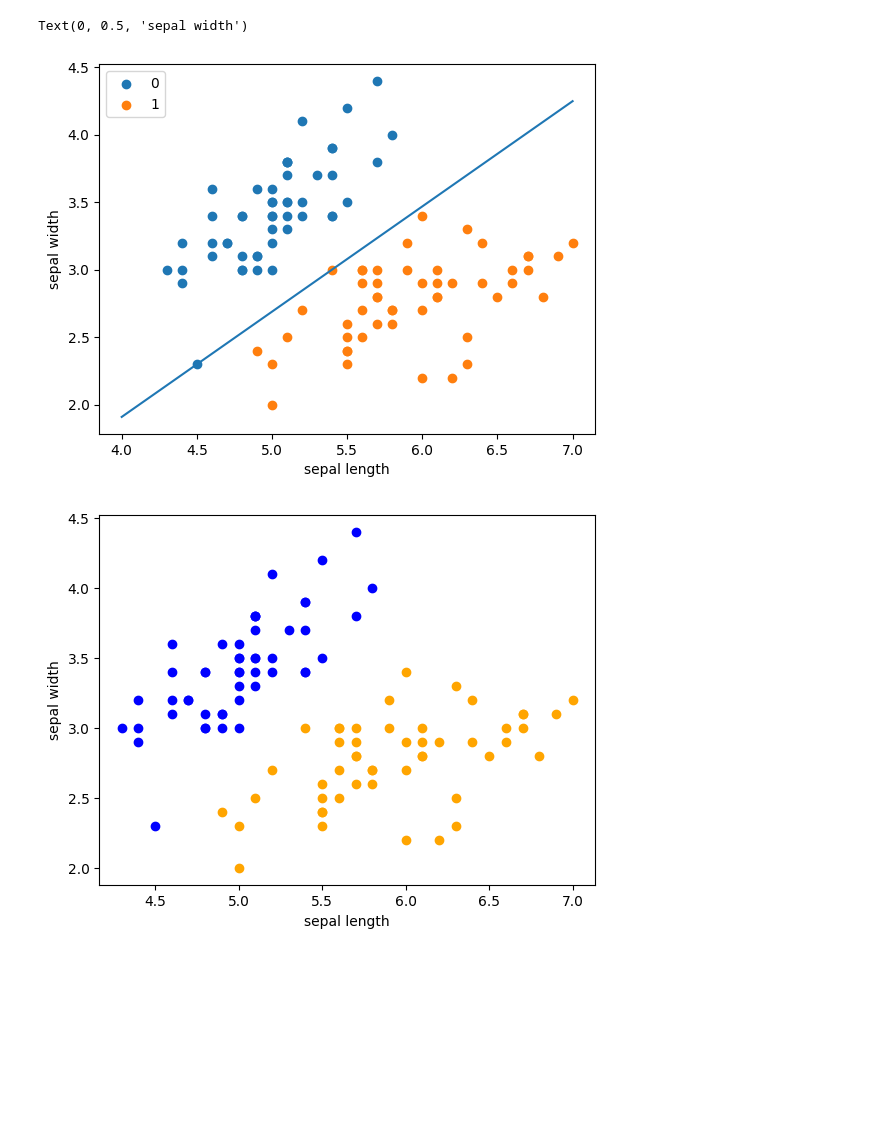
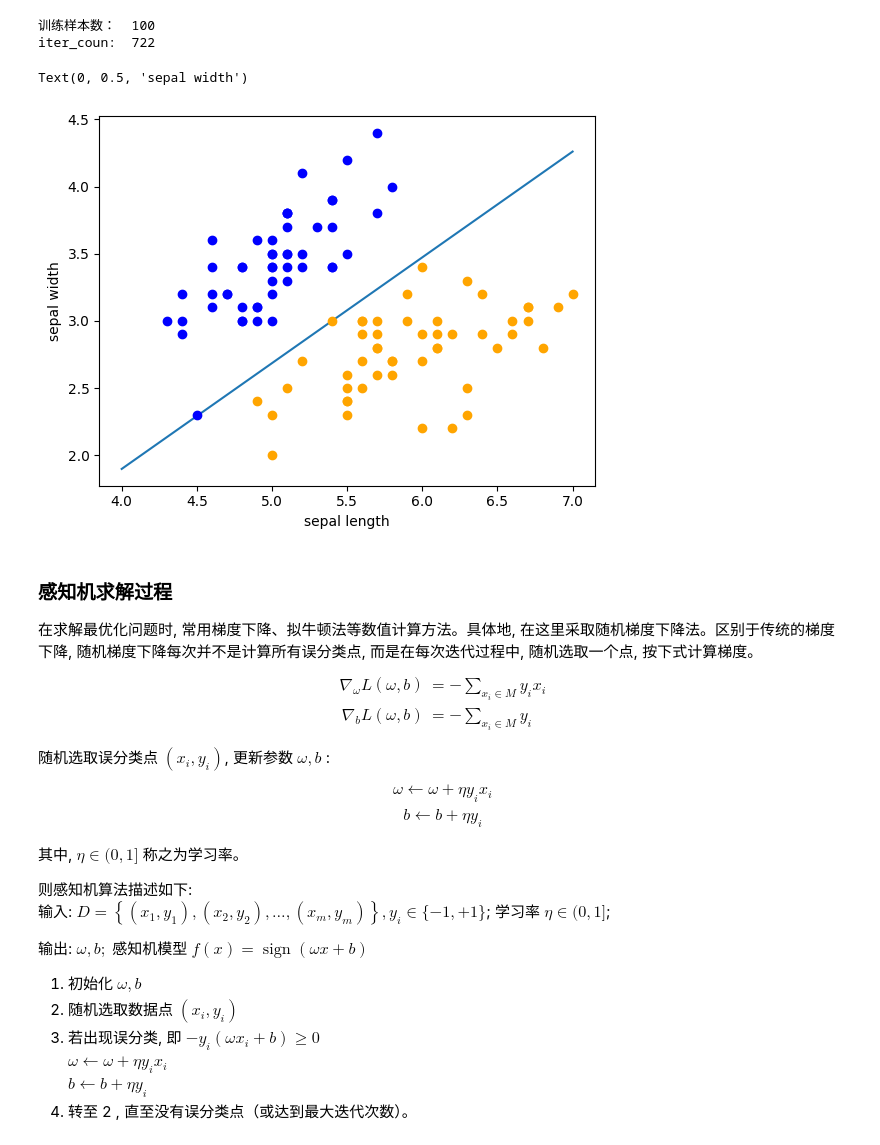
Before and after one commit to hcheng1005/about_Radar, a Jupyter notebook: 机器学习篇/perception.ipynb, the cells around one changed output. Drawn from its saved outputs; the diff is of its cells as text; code cells hidden in the pictures; blank space fills up the shorter version.

```diff
--- a/机器学习篇/perception.ipynb
+++ b/机器学习篇/perception.ipynb
@@ -77,12 +111,12 @@ df.columns = ['sepal length', 'sepal width', 'petal length', 'petal width', 'lab
 # 查看标签数量
 df.label.value_counts()
 
-# 绘制散点图
-plt.scatter(df[:50]['sepal length'], df[:50]['sepal width'], label='0')
-plt.scatter(df[50:100]['sepal length'], df[50:100]['sepal width'], label='1')
-plt.xlabel('sepal length')
-plt.ylabel('sepal width')
-plt.legend()
+# # 绘制散点图
+# plt.scatter(df[:50]['sepal length'], df[:50]['sepal width'], label='0')
+# plt.scatter(df[50:100]['sepal length'], df[50:100]['sepal width'], label='1')
+# plt.xlabel('sepal length')
+# plt.ylabel('sepal width')
+# plt.legend()
 
 # 准备数据
 data = np.array(df.iloc[:100, [0, 1, -1]])
@@ -94,51 +128,91 @@ class Model:
     def __init__(self):
         self.w = np.ones(len(data[0]) - 1, dtype=np.float32)
         self.b = 0
-        self.l_rate = 0.1
+        self.l_rate = 0.15
 
     '''
     x为输入数据
     w,b分别为模型权重和偏置
     '''
     def sign(self, x, w, b):
-        y = np.dot(x, w) + b
+        y = np.dot(x, w) + b # 感知机模型
         return y
 
     # 随机梯度下降法训练感知机
     def fit(self, X_train, y_train):
+        iter_coun=0
         is_wrong = False
         while not is_wrong:
             wrong_count = 0
             for d in range(len(X_train)): # 遍历所有训练样本
                 X = X_train[d]
                 y = y_train[d]
                 if y * self.sign(X, self.w, self.b) <= 0: # 负样本情况下，梯度下降
                     self.w = self.w + self.l_rate * np.dot(y, X)
                     self.b = self.b + self.l_rate * y
                     wrong_count += 1
             if wrong_count == 0:
                 is_wrong = True
+
+            iter_coun += 1
+        print("iter_coun: ", iter_coun)
         return 'Perceptron Model!'
 
 perceptron = Model()
+
+print('训练样本数： ', len(X))
+# print()
 perceptron.fit(X, y)
 
+# 绘图部分
+plt.figure()
 # 绘制分类直线
 x_points = np.linspace(4, 7, 10)
 y_ = -(perceptron.w[0] * x_points + perceptron.b) / perceptron.w[1]
 plt.plot(x_points, y_)
 
 # 绘制数据点
-plt.figure()
-plt.plot(data[:50, 0], data[:50, 1], 'bo', color='blue', label='0')
-plt.plot(data[50:100, 0], data[50:100, 1], 'bo', color='orange', label='1')
+plt.plot(data[:50, 0], data[:50, 1], 'o', color='blue', label='0')
+plt.plot(data[50:100, 0], data[50:100, 1], 'o', color='orange', label='1')
 plt.xlabel('sepal length')
 plt.ylabel('sepal width')
 # plt.legend()
 # %% [output]
-Text(0, 0.5, 'sepal width')
+训练样本数：  100
+iter_coun:  722
+Text(0, 0.5, 'sepal width')
-[figure, old version]
+[figure, new version]
-[figure, removed]
+# %% [markdown]
+### 感知机求解过程
+
+在求解最优化问题时, 常用梯度下降、拟牛顿法等数值计算方法。具体地, 在这里采取随机梯度下降法。区别于传统的梯度下降, 随机梯度下降每次并不是计算所有误分类点, 而是在每次迭代过程中, 随机选取一个点, 按下式计算梯度。
+$$
+\begin{aligned}
+\nabla_{\omega} L(\omega, b) & =-\sum_{x_{i} \in M} y_{i} x_{i} \\
+\nabla_{b} L(\omega, b) & =-\sum_{x_{i} \in M} y_{i}
+\end{aligned}
+$$
+
+随机选取误分类点 $\left(x_{i}, y_{i}\right)$, 更新参数 $\omega, b$ :
+$$
+\begin{array}{c}
+\omega \leftarrow \omega+\eta y_{i} x_{i} \\
+b \leftarrow b+\eta y_{i}
+\end{array}
+$$
+
+其中, $\eta \in(0,1]$ 称之为学习率。
+
+则感知机算法描述如下:
+输入: $D=\left\{\left(x_{1}, y_{1}\right),\left(x_{2}, y_{2}\right), \ldots,\left(x_{m}, y_{m}\right)\right\}, y_{i} \in\{-1,+1\}$; 学习率 $\eta \in(0,1]$;
+
+输出: $\omega, b ;$ 感知机模型 $f(x)=\operatorname{sign}(\omega x+b)$
+1. 初始化 $\omega, b$
+2. 随机选取数据点 $\left(x_{i}, y_{i}\right)$
+3. 若出现误分类, 即 $-y_{i}\left(\omega x_{i}+b\right) \geq 0$
+$\omega \leftarrow \omega+\eta y_{i} x_{i}$
+$b \leftarrow b+\eta y_{i} $
+4. 转至 2 , 直至没有误分类点（或达到最大迭代次数）。
 # %%
 from sklearn.linear_model import Perceptron
 
```
Also changed, not shown: parts of 5 cells of this notebook, 10 other files.
